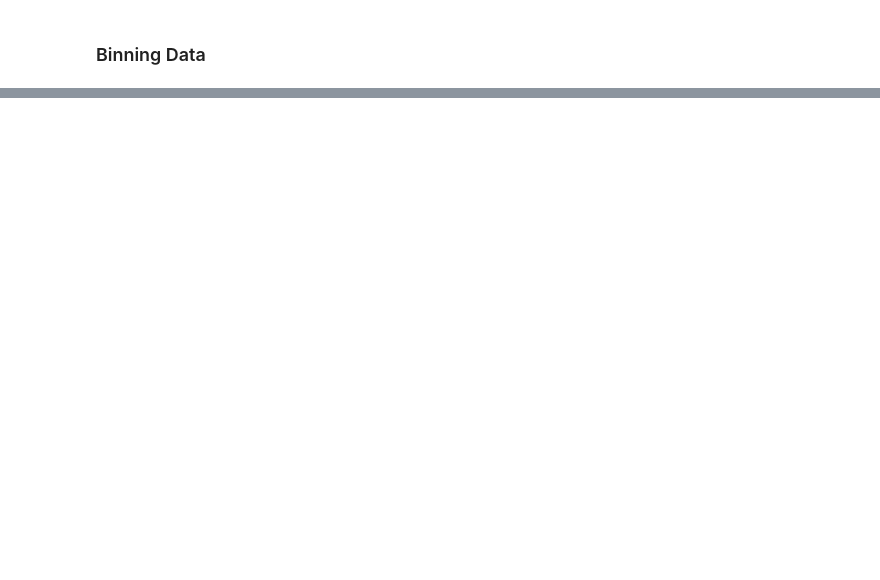
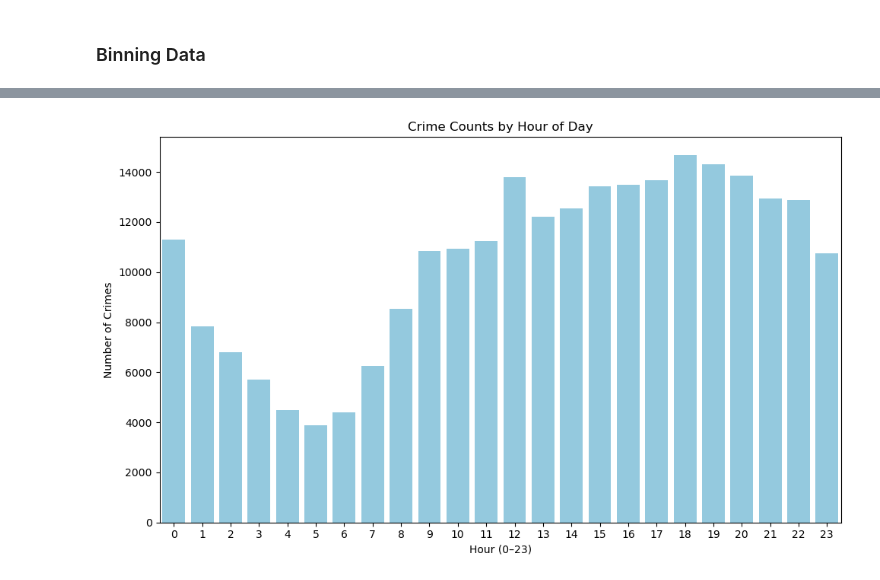
Before and after one commit to tkoche3/ISDS7075, a Jupyter notebook: ISDS7075_group.ipynb, the cells around one changed output, grey strips where cells are left out. Saved outputs shown, nothing was run; the diff lists cells and outputs as text; code cells hidden in the pictures; blank space fills up the shorter version.

Commit message:
TimeDate

```diff
--- a/ISDS7075_group.ipynb
+++ b/ISDS7075_group.ipynb
@@ -111,3 +111,8 @@ dtypes: bool(2), float64(2), int64(5), object(5)
 memory usage: 23.4+ MB
 # %%
 #separate date and time from Date field (Cameron)
+df_crime['DateTime'] = pd.to_datetime(df_crime['Date'], format='%m/%d/%Y %I:%M:%S %p')
+df_timedate = pd.DataFrame()
+df_timedate['Date'] = df_crime['DateTime'].dt.strftime('%m-%d')
+df_timedate['Hour'] = df_crime['DateTime'].dt.hour
+df_timedate.head()
@@ -115,3 +127,16 @@ memory usage: 23.4+ MB
 <h3>Binning Data</h3>
 # %%
 #bin by Season (Cameron)
+def get_season(date):
+    month = date.month
+    day = date.day
+    if (month == 3 and day >= 20) or (3 < month < 6) or (month == 6 and day < 21):
+        return 'Spring'
+    elif (month == 6 and day >= 21) or (6 < month < 9) or (month == 9 and day < 22):
+        return 'Summer'
+    elif (month == 9 and day >= 22) or (9 < month < 12) or (month == 12 and day < 21):
+        return 'Fall'
+    else:
+        return 'Winter'
+df_timedate['Season'] = df_crime['DateTime'].apply(get_season)
+df_timedate.head()
@@ -118,2 +150,14 @@ memory usage: 23.4+ MB
 # %%
 #bin Time of Day (Cameron)
+hour_counts = df_timedate['Hour'].value_counts().sort_index()
+
+plt.figure(figsize=(10,6))
+sns.barplot(x=hour_counts.index, y=hour_counts.values, color='skyblue')
+plt.title('Crime Counts by Hour of Day')
+plt.xlabel('Hour (0–23)')
+plt.ylabel('Number of Crimes')
+plt.xticks(range(0, 24))
+plt.tight_layout()
+plt.show()
+# %% [output]
+[figure, added]
```
Also changed, not shown: parts of 6 cells of this notebook.
